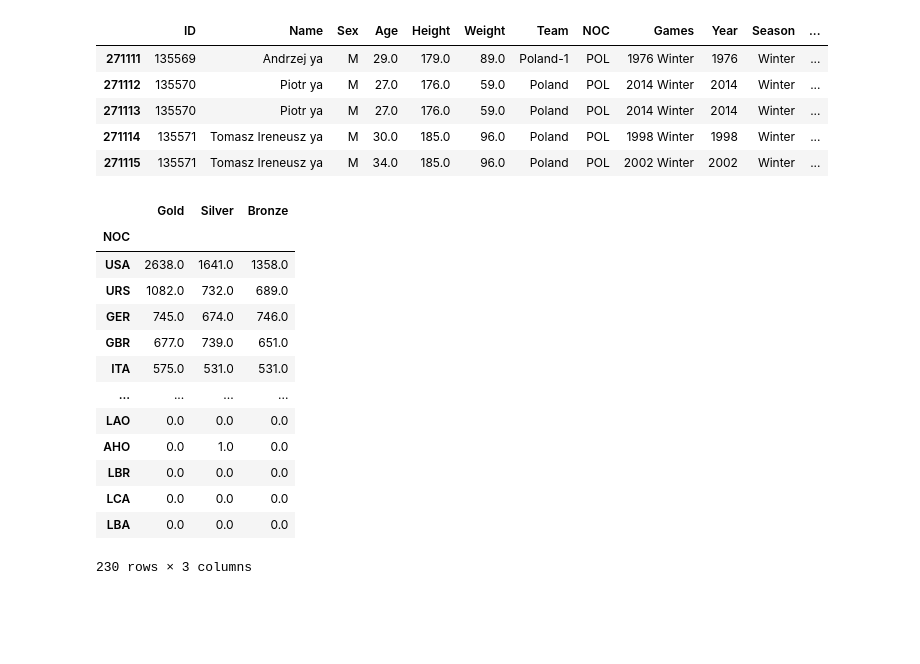
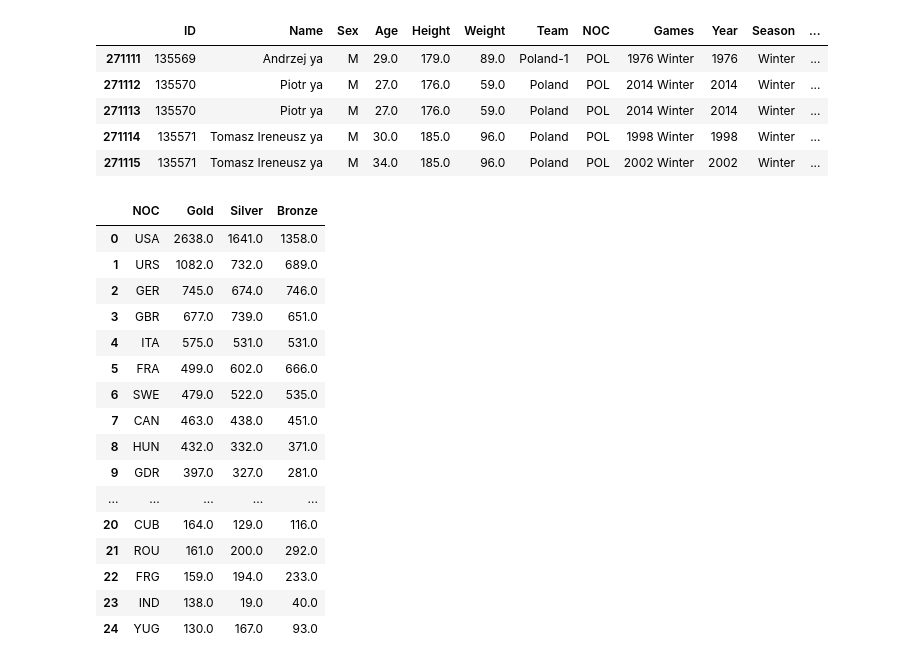
Before and after one commit to V415hT313/Olympics_survey, a Jupyter notebook: Olympics-analysis.ipynb, the cells around one changed output. Cells and saved outputs as stored; diff of their text form; code cells hidden in the pictures; blank space fills up the shorter version.

```diff
--- a/Olympics-analysis.ipynb
+++ b/Olympics-analysis.ipynb
@@ -140,19 +140,22 @@ df.tail()
 | 271114 | 135571 | Tomasz Ireneusz ya | M | 30.0 | 185.0 | 96.0 | Poland | POL | 1998 Winter | 1998 | Winter | ... |
 | 271115 | 135571 | Tomasz Ireneusz ya | M | 34.0 | 185.0 | 96.0 | Poland | POL | 2002 Winter | 2002 | Winter | ... |
 # %%
-df.groupby('NOC').sum()[['Gold', 'Silver', 'Bronze']].sort_values('Gold', ascending=False)
+df.groupby('NOC').sum()[['Gold', 'Silver', 'Bronze']].sort_values('Gold', ascending=False).reset_index().head(25)
 # %% [output]
-|  | Gold | Silver | Bronze |
-| NOC |  |  |  |
-| USA | 2638.0 | 1641.0 | 1358.0 |
-| URS | 1082.0 | 732.0 | 689.0 |
-| GER | 745.0 | 674.0 | 746.0 |
-| GBR | 677.0 | 739.0 | 651.0 |
-| ITA | 575.0 | 531.0 | 531.0 |
-| ... | ... | ... | ... |
-| LAO | 0.0 | 0.0 | 0.0 |
-| AHO | 0.0 | 1.0 | 0.0 |
-| LBR | 0.0 | 0.0 | 0.0 |
-| LCA | 0.0 | 0.0 | 0.0 |
-| LBA | 0.0 | 0.0 | 0.0 |
+|  | NOC | Gold | Silver | Bronze |
+| 0 | USA | 2638.0 | 1641.0 | 1358.0 |
+| 1 | URS | 1082.0 | 732.0 | 689.0 |
+| 2 | GER | 745.0 | 674.0 | 746.0 |
+| 3 | GBR | 677.0 | 739.0 | 651.0 |
+| 4 | ITA | 575.0 | 531.0 | 531.0 |
+| 5 | FRA | 499.0 | 602.0 | 666.0 |
+| 6 | SWE | 479.0 | 522.0 | 535.0 |
+| 7 | CAN | 463.0 | 438.0 | 451.0 |
+| 8 | HUN | 432.0 | 332.0 | 371.0 |
+| 9 | GDR | 397.0 | 327.0 | 281.0 |
+| ... | ... | ... | ... | ... |
+| 20 | CUB | 164.0 | 129.0 | 116.0 |
+| 21 | ROU | 161.0 | 200.0 | 292.0 |
+| 22 | FRG | 159.0 | 194.0 | 233.0 |
+| 23 | IND | 138.0 | 19.0 | 40.0 |
+| 24 | YUG | 130.0 | 167.0 | 93.0 |
-230 rows × 3 columns
```
Also changed, not shown: parts of 5 cells of this notebook.
